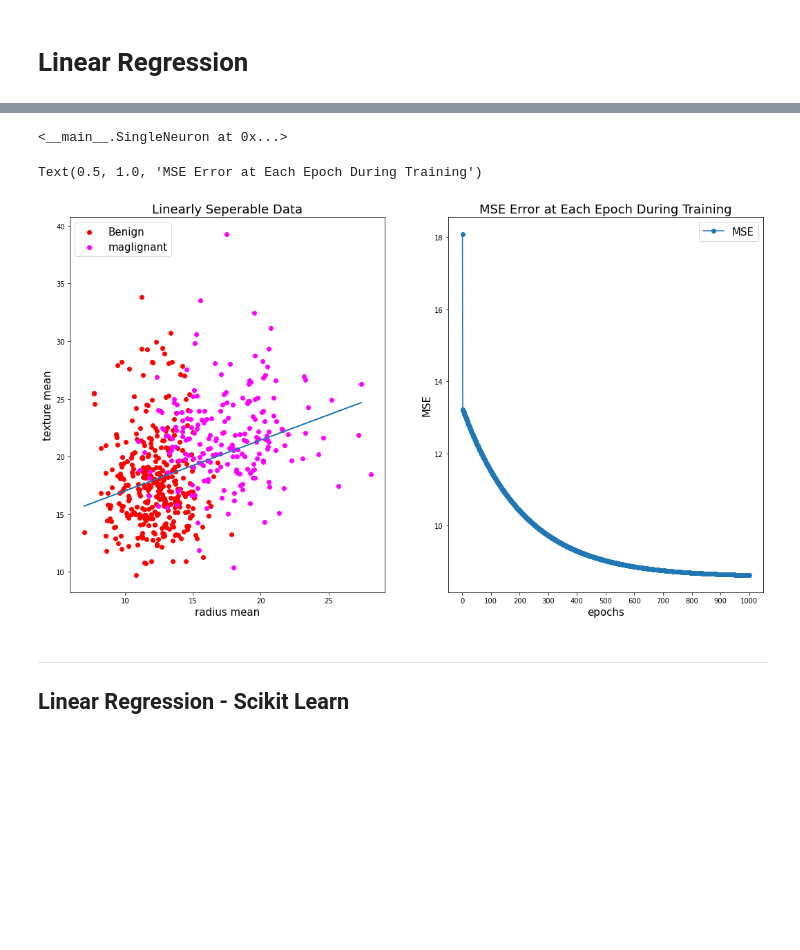
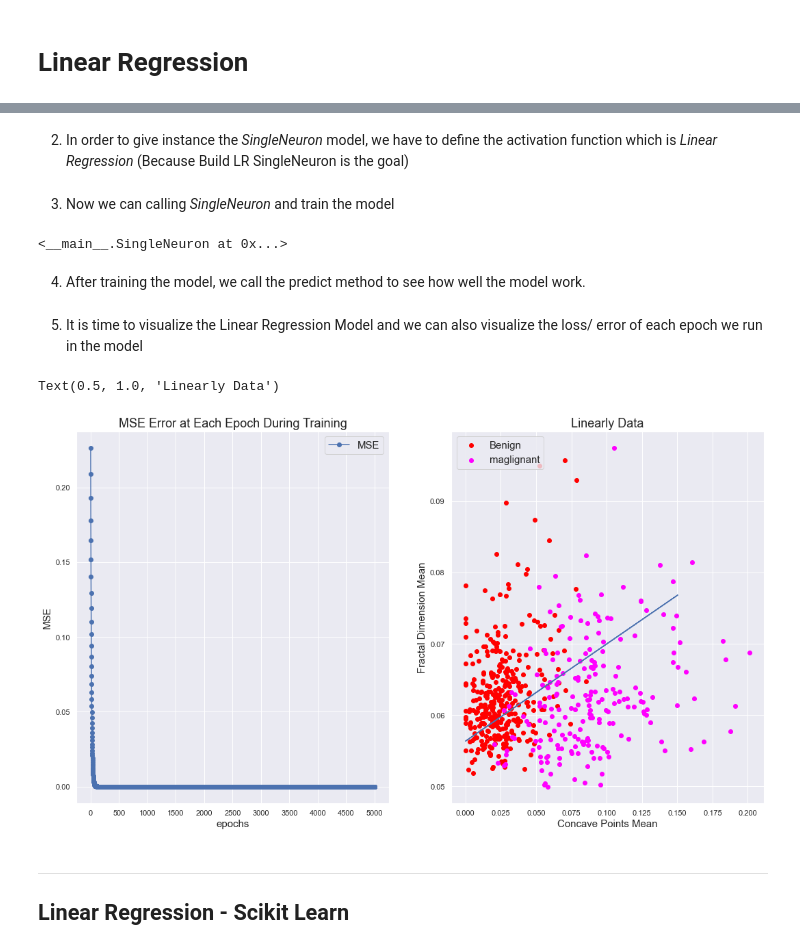
Before and after one commit to TrellixVulnTeam/ThanhLa_Data4319_2I89, a Jupyter notebook: 3. Linear Regression/source_3.ipynb, the cells around one changed output, grey strips where cells are left out. Saved outputs shown, nothing was run; the diff lists cells and outputs as text; code cells hidden in the pictures; blank space fills up the shorter version.

```diff
--- a/3. Linear Regression/source_3.ipynb
+++ b/3. Linear Regression/source_3.ipynb
@@ -26,3 +24,3 @@ df.head()
 # %%
 benign = df[df.diagnosis == 'B']
-maglignant = df[df.diagnosis == 'M']
+malignant = df[df.diagnosis == 'M']
@@ -31,6 +45,6 @@ maglignant = df[df.diagnosis == 'M']
 # %%
-X = df['radius_mean'].values
+X = df['concave points_mean'].values
 X = X.reshape(-1,1)
-y = df['texture_mean'].values
+y = df['fractal_dimension_mean'].values
 
 X_train, X_test, y_train, y_test = train_test_split(X, y, test_size = 0.3)
@@ -56,3 +74,5 @@ class SingleNeuron(object):
     def predict(self, X):
         preactivation = np.dot(X, self.w_[:-1]) + self.w_[-1]
         return self.activation_function(preactivation)
+# %% [markdown]
+2. In order to give instance the *SingleNeuron* model, we have to define the activation function which is *Linear Regression* (Because Build LR SingleNeuron is the goal)
@@ -59,41 +82,44 @@ class SingleNeuron(object):
+# %% [markdown]
+3. Now we can calling *SingleNeuron* and train the model
 # %%
-def linear_activation(z):
-    return z
-
 lm_model = SingleNeuron(linear_activation)
-lm_model.train(X_train, y_train, alpha = 0.0001, epochs = 1000)
+lm_model.train(X_train, y_train, alpha = 0.0001, epochs = 5000)
 # %% [output]
 <__main__.SingleNeuron at 0x...>
+# %% [markdown]
+4. After training the model, we call the predict method to see how well the model work.
 # %%
-lm_pre = lm_model.predict(X_test.reshape(-1,1))
+predictions = lm_model.predict(X_test.reshape(-1,1))
+# %% [markdown]
+5. It is time to visualize the Linear Regression Model and we can also visualize the loss/ error of each epoch we run in the model
 # %%
 fig,(ax1, ax2) = plt.subplots(1, 2, figsize=(18,10))
-ax1.scatter(benign.radius_mean,
-            benign.texture_mean,
-            color = "red",
-            label = "Benign")
-ax1.scatter(maglignant.radius_mean,
-            maglignant.texture_mean,
-            color = "magenta",
-            label = "maglignant")
-ax1.plot(X_test, lm_pre)
-ax1.set_xlabel("radius mean", fontsize = 15)
-ax1.set_ylabel("texture mean", fontsize = 15)
-ax1.legend(fontsize = 15, loc = "upper left")
-ax1.set_title("Linearly Seperable Data", fontsize = 18)
-
-ax2.plot(range(1, len(lm_model.errors_) + 1),
+ax1.plot(range(1, len(lm_model.errors_) + 1),
          lm_model.errors_,
          marker = "o",
          label = "MSE")
-ax2.set_xlabel("epochs", fontsize = 15)
-ax2.set_ylabel("MSE", fontsize = 15)
-ax2.set_xticks(range(0, len(lm_model.errors_) + 1, 100))
-ax2.legend(fontsize = 15)
-ax2.set_title("MSE Error at Each Epoch During Training", fontsize = 18)
+ax1.set_xlabel("epochs", fontsize = 15)
+ax1.set_ylabel("MSE", fontsize = 15)
+ax1.set_xticks(range(0, len(lm_model.errors_) + 1, 500))
+ax1.legend(fontsize = 15)
+ax1.set_title("MSE Error at Each Epoch During Training", fontsize = 18)
+
+ax2.scatter(benign['concave points_mean'],
+            benign['fractal_dimension_mean'],
+            color = "red",
+            label = "Benign")
+ax2.scatter(maglignant['concave points_mean'],
+            maglignant['fractal_dimension_mean'],
+            color = "magenta",
+            label = "maglignant")
+ax2.plot(X_test, predictions)
+ax2.set_xlabel("Concave Points Mean", fontsize = 15)
+ax2.set_ylabel("Fractal Dimension Mean", fontsize = 15)
+ax2.legend(fontsize = 15, loc = "upper left")
+ax2.set_title("Linearly Data", fontsize = 18)
 # %% [output]
-Text(0.5, 1.0, 'MSE Error at Each Epoch During Training')
+Text(0.5, 1.0, 'Linearly Data')
-[figure, old version]
+[figure, new version]
 # %% [markdown]
 ---
 ## Linear Regression - Scikit Learn
```
Also changed, not shown: parts of 8 cells of this notebook, 6 other files.
